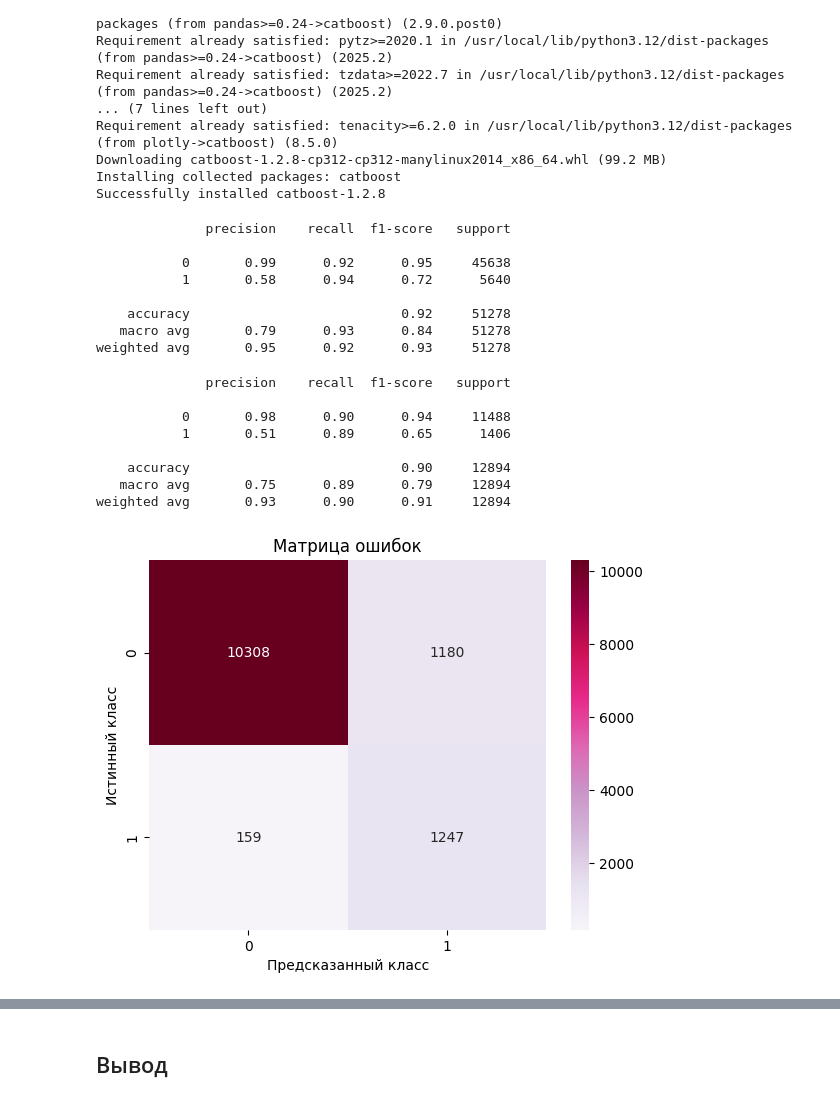
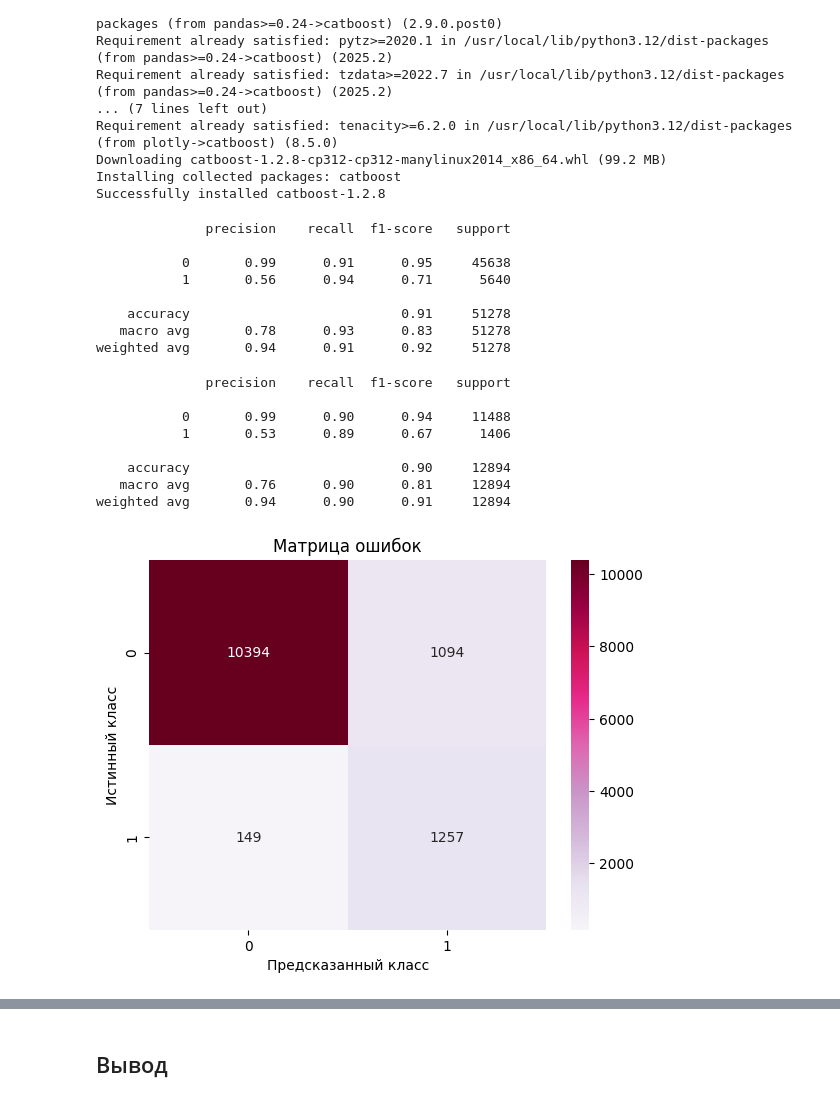
Before and after one commit to Leraniki/ML_uni, a Jupyter notebook: HW_3.ipynb, the cells around one changed output, grey strips where cells are left out. Drawn from its saved outputs; the diff is of its cells as text; code cells hidden in the pictures.

```diff
--- a/HW_3.ipynb
+++ b/HW_3.ipynb
@@ -296,48 +330,62 @@ Installing collected packages: catboost
 Successfully installed catboost-1.2.8
 # %%
 from catboost import CatBoostClassifier
+# %%
+X_train_cat = X_train.drop(['year', 'race:AfricanAmerican', 'race:Asian', 'race:Caucasian', 'race:Hispanic', 'race:Other', 'location'], axis = 1)
+X_train_cat = X_train_cat[X_train_cat['gender']!= 'Other'].copy()
+X_train_cat = X_train_cat[X_train_cat['smoking_history']!= 'No Info'].copy()
+
+X_test_cat = X_test.drop(['year', 'race:AfricanAmerican', 'race:Asian', 'race:Caucasian', 'race:Hispanic', 'race:Other', 'location'], axis = 1)
+X_test_cat = X_test_cat[X_test_cat['gender']!= 'Other'].copy()
+X_test_cat = X_test_cat[X_test_cat['smoking_history']!= 'No Info'].copy()
+
+Y_train_cat = Y_train.loc[X_train_cat.index]
+Y_test_cat = Y_test.loc[X_test_cat.index]
+
+cat_features = ['gender', 'smoking_history']
 # %%
 model_cat = CatBoostClassifier(
     iterations = 100,
     auto_class_weights='Balanced',
     random_seed=42,
-    verbose = 0
+    verbose = 0,
+    cat_features=cat_features
 )
-model_cat.fit(X_train_scaled, Y_train)
+model_cat.fit(X_train_cat, Y_train_cat)
 
-predict_train_cat = model_cat.predict(X_train_scaled)
+predict_train_cat = model_cat.predict(X_train_cat)
 # %%
-print(classification_report(Y_train, predict_train_cat))
+print(classification_report(Y_train_cat, predict_train_cat))
 # %% [output]
               precision    recall  f1-score   support
 
-           0       0.99      0.92      0.95     45638
-           1       0.58      0.94      0.72      5640
+           0       0.99      0.91      0.95     45638
+           1       0.56      0.94      0.71      5640
 
-    accuracy                           0.92     51278
-   macro avg       0.79      0.93      0.84     51278
-weighted avg       0.95      0.92      0.93     51278
+    accuracy                           0.91     51278
+   macro avg       0.78      0.93      0.83     51278
+weighted avg       0.94      0.91      0.92     51278
 # %%
-predict_test_cat = model_cat.predict(X_test_scaled)
-print(classification_report(Y_test, predict_test_cat))
+predict_test_cat = model_cat.predict(X_test_cat)
+print(classification_report(Y_test_cat, predict_test_cat))
 # %% [output]
               precision    recall  f1-score   support
 
-           0       0.98      0.90      0.94     11488
-           1       0.51      0.89      0.65      1406
+           0       0.99      0.90      0.94     11488
+           1       0.53      0.89      0.67      1406
 
     accuracy                           0.90     12894
-   macro avg       0.75      0.89      0.79     12894
-weighted avg       0.93      0.90      0.91     12894
+   macro avg       0.76      0.90      0.81     12894
+weighted avg       0.94      0.90      0.91     12894
 # %%
-cm = confusion_matrix(Y_test, predict_test_cat)
+cm = confusion_matrix(Y_test_cat, predict_test_cat)
 sns.heatmap(cm, annot=True, fmt='d', cmap='PuRd')
 plt.xlabel('Предсказанный класс')
 plt.ylabel('Истинный класс')
 plt.title('Матрица ошибок')
 plt.show()
 # %% [output]
-[figure, old version]
+[figure, new version]
 # %% [markdown]
 Модель CatBoost является явным улучшением по сравнению с логистической регрессией. Она сохраняет ту же превосходную способность находить больных диабетом (recall=89%), но при этом значительно улучшает общий баланс метрик (f1-score и accuracy).
 Хотя проблема с большим количеством "ложных тревог" остаётся, CatBoost делает это немного реже, что делает её более эффективной и надёжной моделью для данной задачи.
```
Also changed, not shown: parts of 25 cells of this notebook.
